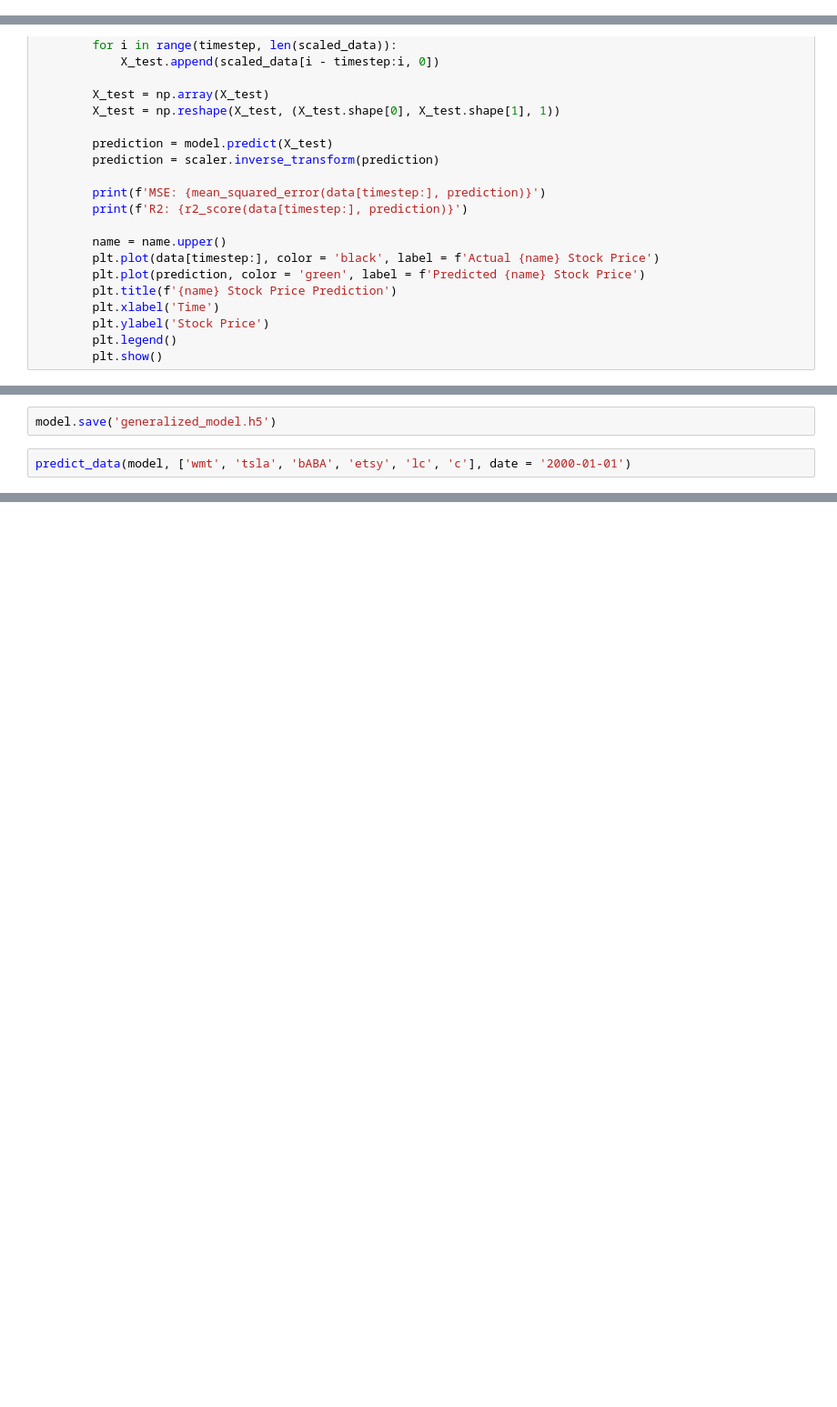
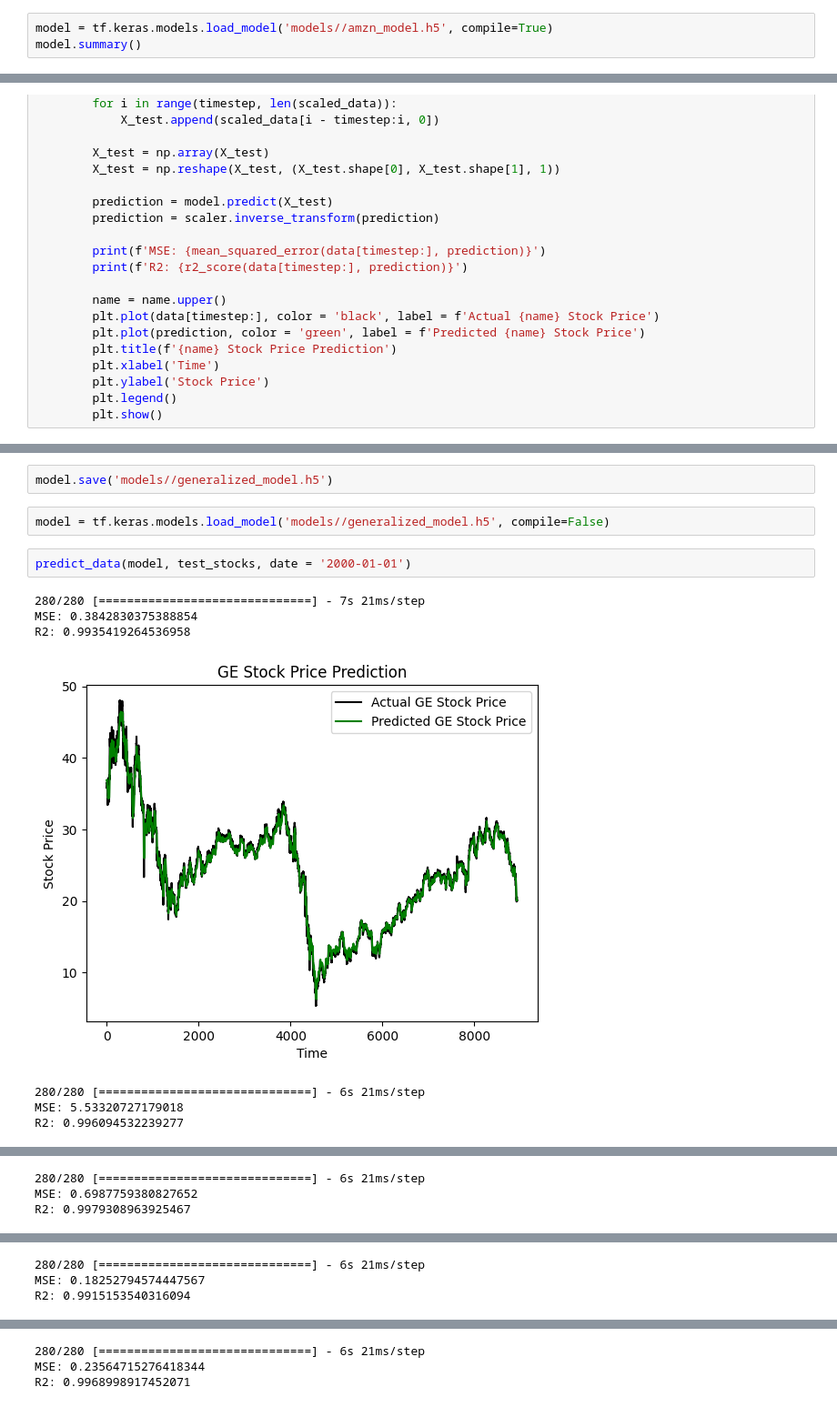
Before and after one commit to RussellChien/ECS171_Term-Project-Stock-Forecaster, a Jupyter notebook: Term_Project.ipynb, the cells around one changed output, grey strips where cells are left out. Shown at 91% size. Cells and saved outputs as stored; diff of their text form; blank space fills up the shorter version.

```diff
--- a/Term_Project.ipynb
+++ b/Term_Project.ipynb
@@ -470,0 +568,3 @@ model.save('amzn_model.h5')
+# %%
+model = tf.keras.models.load_model('models//amzn_model.h5', compile=True)
+model.summary()
@@ -582,4 +721,14 @@ model = train_data(train_stocks, timestep=50, date = '2000-01-01', epochs = 10,
 # %%
-model.save('generalized_model.h5')
+model.save('models//generalized_model.h5')
+# %%
+model = tf.keras.models.load_model('models//generalized_model.h5', compile=False)
 # %%
-predict_data(model, ['wmt', 'tsla', 'bABA', 'etsy', 'lc', 'c'], date = '2000-01-01')
+predict_data(model, test_stocks, date = '2000-01-01')
+# %% [output]
+280/280 [==============================] - 7s 21ms/step
+MSE: 0.3842830375388854
+R2: 0.9935419264536958
+[figure, added]
+280/280 [==============================] - 6s 21ms/step
+MSE: 5.53320727179018
+R2: 0.996094532239277
@@ -585,0 +736,3 @@ predict_data(model, ['wmt', 'tsla', 'bABA', 'etsy', 'lc', 'c'], date = '2000-01-
+280/280 [==============================] - 6s 21ms/step
+MSE: 0.6987759380827652
+R2: 0.9979308963925467
@@ -585,0 +740,3 @@ predict_data(model, ['wmt', 'tsla', 'bABA', 'etsy', 'lc', 'c'], date = '2000-01-
+280/280 [==============================] - 6s 21ms/step
+MSE: 0.18252794574447567
+R2: 0.9915153540316094
@@ -585,0 +744,3 @@ predict_data(model, ['wmt', 'tsla', 'bABA', 'etsy', 'lc', 'c'], date = '2000-01-
+280/280 [==============================] - 6s 21ms/step
+MSE: 0.23564715276418344
+R2: 0.9968998917452071
```
Also changed, not shown: parts of 40 cells of this notebook, 14 other files.
